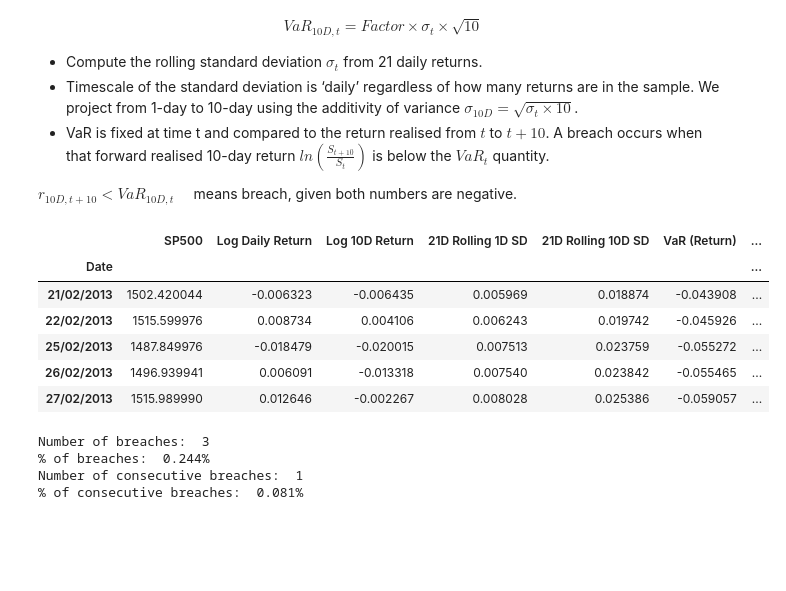
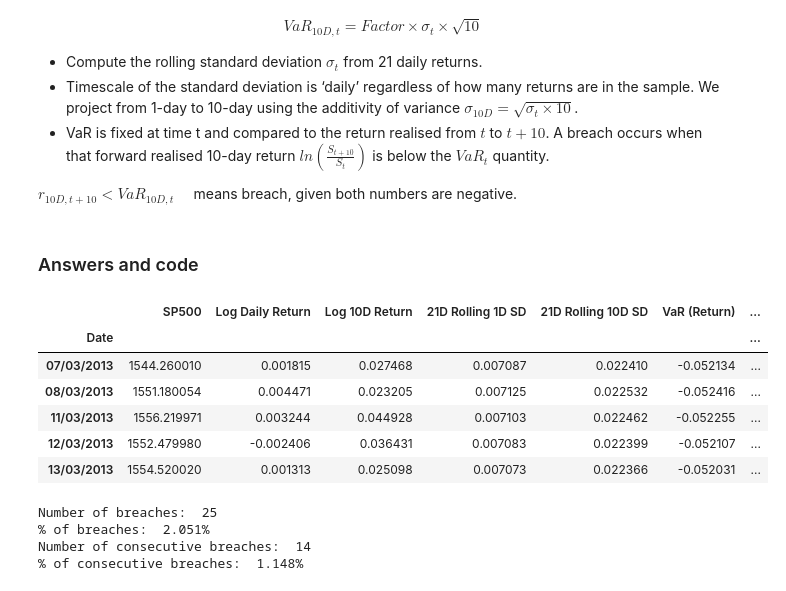
Before and after one commit to will-j-c/cqf_exam_1, a Jupyter notebook: question_5.ipynb, the cells around one changed output. Drawn from its saved outputs; the diff is of its cells as text; code cells hidden in the pictures; blank space fills up the shorter version.

```diff
--- a/question_5.ipynb
+++ b/question_5.ipynb
@@ -18,6 +18,8 @@ $$
 - VaR is fixed at time t and compared to the return realised from $t$ to $t + 10$. A breach occurs when that forward realised 10-day return $ln(\frac{S_{t+10}}{S_t})$ is below the $VaR_t$ quantity.
 
 $r_{10D,t+10} < VaR_{10D,t} \quad $ means breach, given both numbers are negative.
+# %% [markdown]
+### Answers and code
 # %%
 # Import modules
 import pandas as pd
@@ -55,36 +35,38 @@ def consecutive_breach(row):
 # %%
 # Set probability value
 c = 0.01
 # Compute VaR factor
 factor = norm.ppf(1 - c)
 # import the data
 df = pd.read_csv('Data_SP500.csv', index_col='Date')
 # Compute the daily returns
 df['Log Daily Return'] = np.log1p(df.pct_change(1))
 # Compute the 10 day return
 df['Log 10D Return'] = np.log1p(df['SP500'].pct_change(10))
 # Compute rolling 21 day standard deviation for 1D and 10D
 df['21D Rolling 1D SD'] = df['Log Daily Return'].rolling(21).std()
 df['21D Rolling 10D SD'] = df['21D Rolling 1D SD'] * np.sqrt(10)
 # Compute VaR for each row
 df['VaR (Return)'] = -factor * df['21D Rolling 10D SD']
-# Compute the breaches, 1 for yeas and 0 for no
-df['Breach'] = df.apply(lambda row: 1 if (row['Log 10D Return'] < row['VaR (Return)']) else 0, axis=1)
+# Add the t-10 VaR to the row for comparison
+df['VaR to Compare'] = df['VaR (Return)'].shift(10)
+# Compute the breaches, 1 for yes and 0 for no
+df['Breach'] = df.apply(lambda row: 1 if (row['Log 10D Return'] < row['VaR to Compare']) else 0, axis=1)
 # Drop rows that have NaN values
 df.dropna(inplace=True)
 # Compute consecutive breaches
 df['Consecutive breach'] = df['Breach'] + df['Breach'].shift(1)
 df['Consecutive breach'] = df['Consecutive breach'].apply(lambda row: 1 if (row > 1) else 0)
 
 df.head()
 # %% [output]
 |  | SP500 | Log Daily Return | Log 10D Return | 21D Rolling 1D SD | 21D Rolling 10D SD | VaR (Return) | ... |
 | Date |  |  |  |  |  |  | ... |
-| 21/02/2013 | 1502.420044 | -0.006323 | -0.006435 | 0.005969 | 0.018874 | -0.043908 | ... |
-| 22/02/2013 | 1515.599976 | 0.008734 | 0.004106 | 0.006243 | 0.019742 | -0.045926 | ... |
-| 25/02/2013 | 1487.849976 | -0.018479 | -0.020015 | 0.007513 | 0.023759 | -0.055272 | ... |
-| 26/02/2013 | 1496.939941 | 0.006091 | -0.013318 | 0.007540 | 0.023842 | -0.055465 | ... |
-| 27/02/2013 | 1515.989990 | 0.012646 | -0.002267 | 0.008028 | 0.025386 | -0.059057 | ... |
+| 07/03/2013 | 1544.260010 | 0.001815 | 0.027468 | 0.007087 | 0.022410 | -0.052134 | ... |
+| 08/03/2013 | 1551.180054 | 0.004471 | 0.023205 | 0.007125 | 0.022532 | -0.052416 | ... |
+| 11/03/2013 | 1556.219971 | 0.003244 | 0.044928 | 0.007103 | 0.022462 | -0.052255 | ... |
+| 12/03/2013 | 1552.479980 | -0.002406 | 0.036431 | 0.007083 | 0.022399 | -0.052107 | ... |
+| 13/03/2013 | 1554.520020 | 0.001313 | 0.025098 | 0.007073 | 0.022366 | -0.052031 | ... |
 # %%
 # Count the number and % of breaches
 breaches = df['Breach'].sum()
@@ -97,7 +79,7 @@ print('% of breaches: ', f'{round(percent_breaches*100,3)}%')
 print('Number of consecutive breaches: ', consecutive_breaches)
 print('% of consecutive breaches: ', f'{round(percent_consecutive_breaches*100,3)}%')
 # %% [output]
-Number of breaches:  3
-% of breaches:  0.244%
-Number of consecutive breaches:  1
-% of consecutive breaches:  0.081%
+Number of breaches:  25
+% of breaches:  2.051%
+Number of consecutive breaches:  14
+% of consecutive breaches:  1.148%
```
Also changed, not shown: parts of 4 cells of this notebook, 1 other file.
